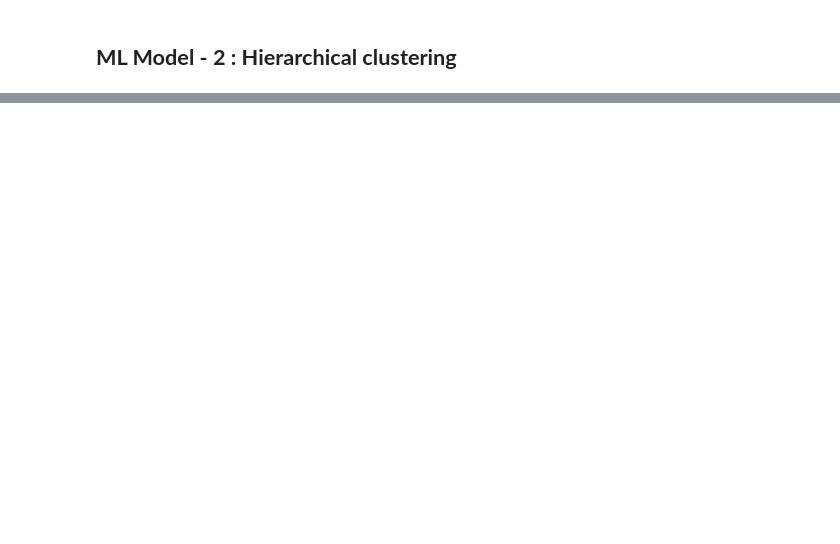
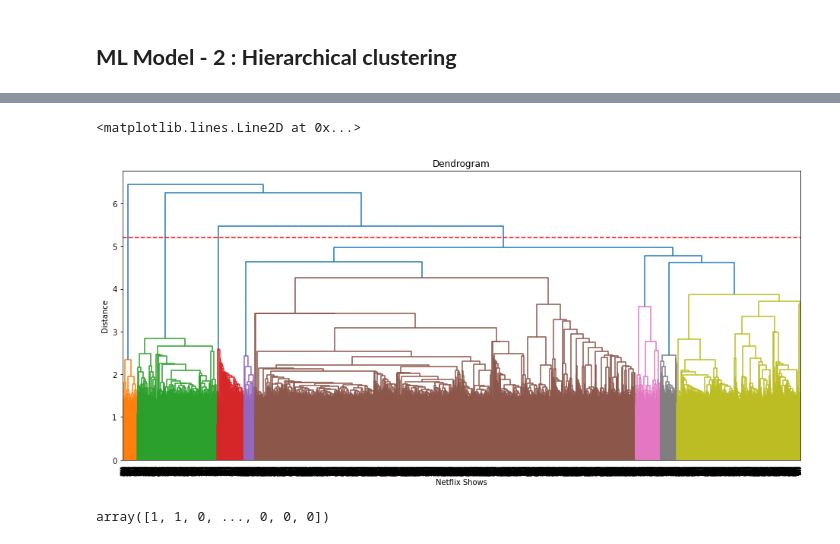
Before and after one commit to Sairindhrijena/Netflix-Movies-and-TV-Shows-Clustering, a Jupyter notebook: Netflix_Movies_and_TV_Shows_Clustering.ipynb, the cells around one changed output, grey strips where cells are left out. Saved outputs shown, nothing was run; the diff lists cells and outputs as text; code cells hidden in the pictures; blank space fills up the shorter version.

```diff
--- a/Netflix_Movies_and_TV_Shows_Clustering.ipynb
+++ b/Netflix_Movies_and_TV_Shows_Clustering.ipynb
@@ -1674,0 +1697,18 @@ plt.tight_layout(pad = 0)
+# %%
+# Building a dendogram to decide on the number of clusters
+
+plt.figure(figsize=(16, 7))
+dend = shc.dendrogram(shc.linkage(X_pca, method='ward'))
+plt.title('Dendrogram')
+plt.xlabel('Netflix Shows')
+plt.ylabel('Distance')
+plt.axhline(y= 5.2, color='r', linestyle='--')
+# %% [output]
+<matplotlib.lines.Line2D at 0x...>
+[figure, added]
+# %%
+# Fitting hierarchical clustering model
+hierarchical = AgglomerativeClustering(n_clusters=5, affinity='euclidean', linkage='ward')
+hierarchical.fit_predict(X_pca)
+# %% [output]
+array([1, 1, 0, ..., 0, 0, 0])
```
Also changed, not shown: parts of 16 cells of this notebook.
